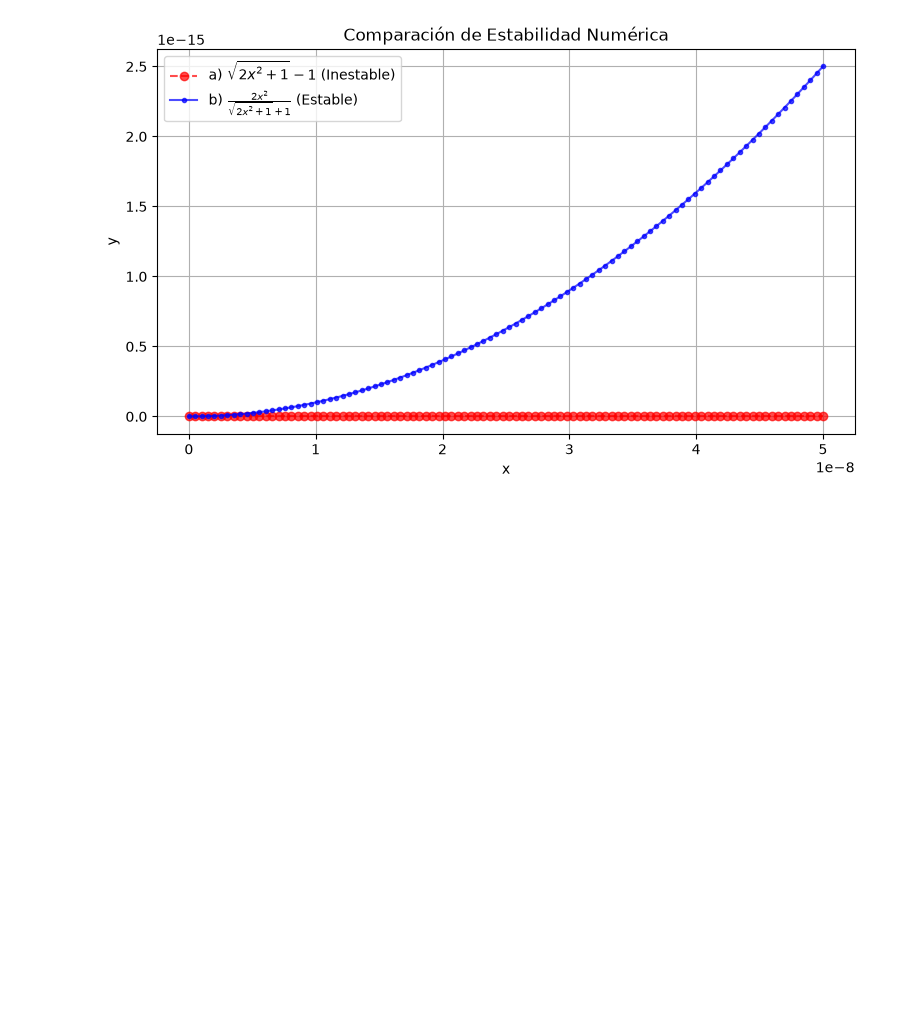
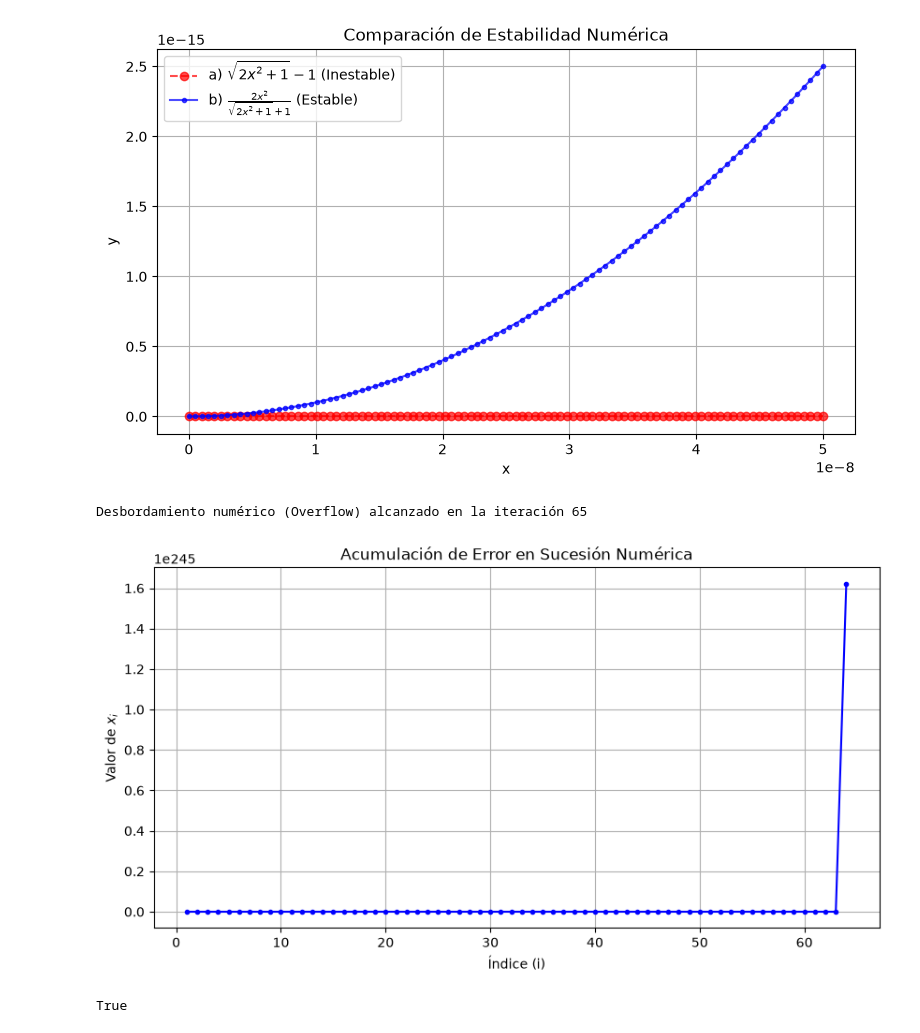
Before and after one commit to eliaselizabe9/ALC, a Jupyter notebook: labos/resolucion/L001 borrador.ipynb, the cells around one changed output. Saved outputs shown, nothing was run; the diff lists cells and outputs as text; code cells hidden in the pictures; blank space fills up the shorter version.

```diff
--- a/labos/resolucion/L001 borrador.ipynb
+++ b/labos/resolucion/L001 borrador.ipynb
@@ -74,3 +74,31 @@ plt.show()
 # %% [output]
 4.440892098500626e-16
 [figure]
+# %%
+# Ejercicio 5
+import matplotlib.pyplot as plt
+import math
+
+# Inicialización de la lista con x1 = sqrt(2)
+l = [math.sqrt(2)]
+
+# Cálculo de los elementos x_i hasta 100 iteraciones
+for i in range(1, 100):
+    try:
+        xi = (l[-1] ** 2) / math.sqrt(2)
+        l.append(xi)
+    except OverflowError:
+        print(f"Desbordamiento numérico (Overflow) alcanzado en la iteración {i + 1}")
+        break
+
+# Graficar los valores
+plt.figure(figsize=(10, 5))
+plt.plot(range(1, len(l) + 1), l, marker='o', linestyle='-', markersize=3, color='b')
+plt.title("Acumulación de Error en Sucesión Numérica")
+plt.xlabel("Índice (i)")
+plt.ylabel("Valor de $x_i$")
+plt.grid(True)
+plt.show()
+# %% [output]
+Desbordamiento numérico (Overflow) alcanzado en la iteración 65
+[figure, added]
@@ -76,0 +144,4 @@ plt.show()
+# %%
+matricesIguales(A,L@U)
+# %% [output]
+True
```
Also changed, not shown: parts of 6 cells of this notebook.
